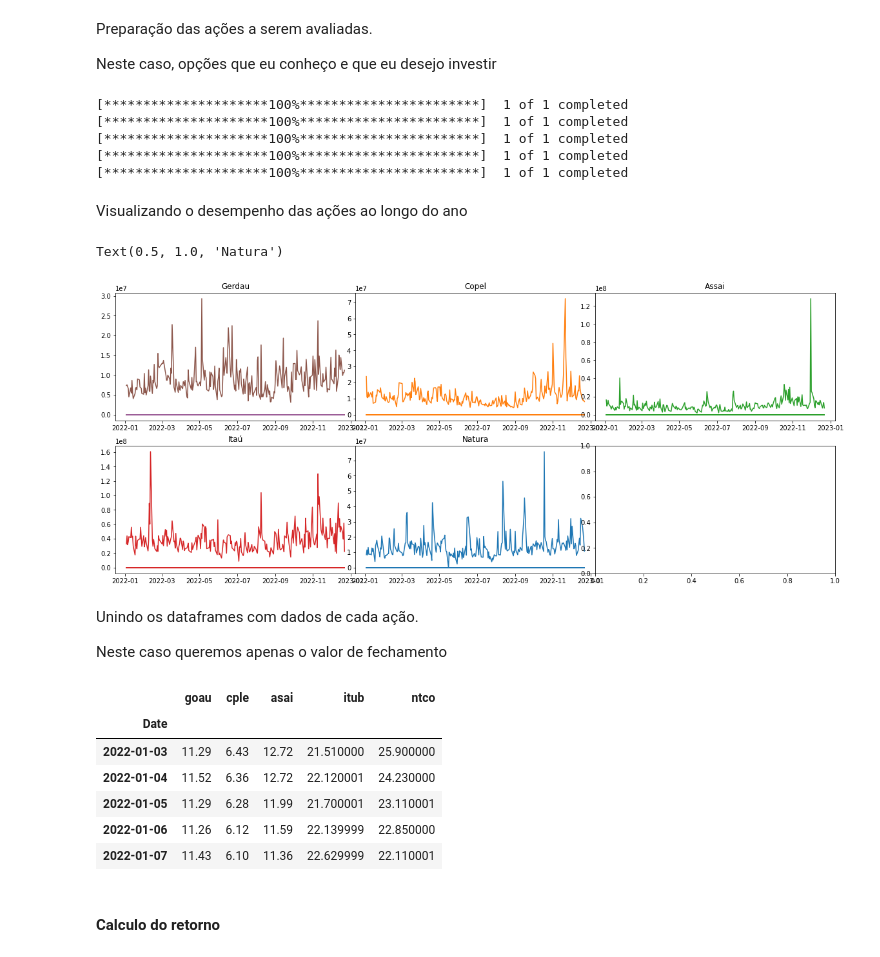
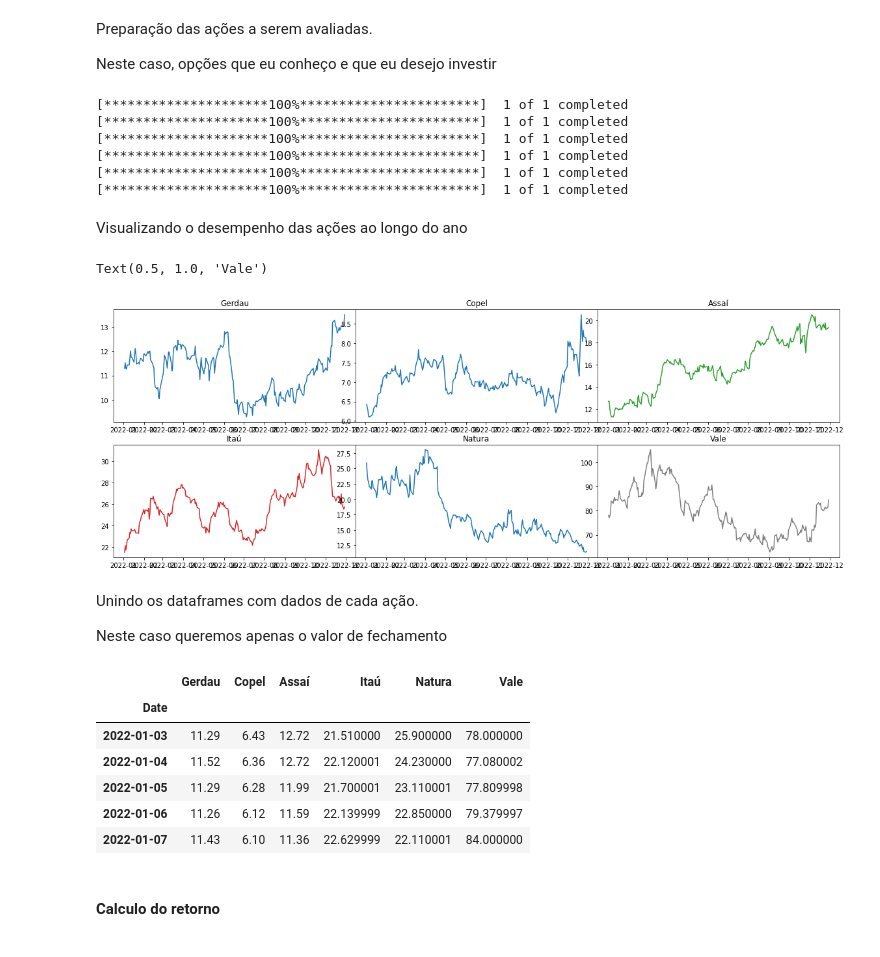
Before and after one commit to marcosmhs/Analise-de-acoes-e-fronteira-eficiente-de-Markowitz, a Jupyter notebook: Script.ipynb, the cells around one changed output. Drawn from its saved outputs; the diff is of its cells as text; code cells hidden in the pictures.

```diff
--- a/Script.ipynb
+++ b/Script.ipynb
@@ -15,7 +15,7 @@ from scipy.optimize import minimize
 Período de avaliação das ações
 # %%
 start_date = datetime.datetime(2022,1,1)
-end_date = datetime.datetime(2022,12,23)
+end_date = datetime.datetime(2022,11,30)
 # %% [markdown]
 Preparação das ações a serem avaliadas.
 
@@ -33,35 +33,38 @@ asai = web.get_data_yahoo(['ASAI3.SA'], start=start_date, end=end_date)
 itub = web.get_data_yahoo(['ITUB4.SA'], start=start_date, end=end_date)
 #Natura
 ntco = web.get_data_yahoo(['NTCO3.SA'], start=start_date, end=end_date)
+#Vale
+vale = web.get_data_yahoo(['VALE3.SA'], start=start_date, end=end_date)
+
+stocks_names = ['Gerdau', 'Copel', 'Assaí', 'Itaú', 'Natura', 'Vale']
 # %% [output]
 [*********************100%***********************]  1 of 1 completed
 [*********************100%***********************]  1 of 1 completed
 [*********************100%***********************]  1 of 1 completed
 [*********************100%***********************]  1 of 1 completed
 [*********************100%***********************]  1 of 1 completed
+[*********************100%***********************]  1 of 1 completed
 # %% [markdown]
 Visualizando o desempenho das ações ao longo do ano
 # %%
-fig = plt.figure(figsize=(20,8))
+fig = plt.figure(figsize = (20,7))
 gs = fig.add_gridspec(2, 3, wspace = 0)
 (ax1, ax2, ax3), (ax4, ax5, ax6) = gs.subplots()
-ax1.plot(goau)
-ax1.set_title('Gerdau')
-
-ax2.plot(cple, 'tab:orange')
-ax2.set_title('Copel')
-
-ax3.plot(asai, 'tab:green')
-ax3.set_title('Assai')
-
-ax4.plot(itub, 'tab:red')
-ax4.set_title('Itaú')
-
-ax5.plot(ntco, 'tab:blue')
-ax5.set_title('Natura')
+ax1.plot(goau['Close'])
+ax1.set_title(stocks_names[0])
+ax2.plot(cple['Close'], )
+ax2.set_title(stocks_names[1])
+ax3.plot(asai['Close'], 'tab:green')
+ax3.set_title(stocks_names[2])
+ax4.plot(itub['Close'], 'tab:red')
+ax4.set_title(stocks_names[3])
+ax5.plot(ntco['Close'], 'tab:blue')
+ax5.set_title(stocks_names[4])
+ax6.plot(vale['Close'], 'tab:gray')
+ax6.set_title(stocks_names[5])
 # %% [output]
-Text(0.5, 1.0, 'Natura')
+Text(0.5, 1.0, 'Vale')
-[figure, old version]
+[figure, new version]
 # %% [markdown]
 Unindo os dataframes com dados de cada ação.
 
@@ -73,20 +76,21 @@ stocks = pd.concat([
     cple['Close'],
     asai['Close'],
     itub['Close'],
-    ntco['Close']
+    ntco['Close'],
+    vale['Close']
     ],axis= 1)
 # agora renomeamos as colunas para que tenham o nome de suas respectivas ações
-stocks.columns = ['goau', 'cple', 'asai', 'itub', 'ntco']
+stocks.columns = stocks_names
 
 stocks.head(5)
 # %% [output]
-|  | goau | cple | asai | itub | ntco |
-| Date |  |  |  |  |  |
-| 2022-01-03 | 11.29 | 6.43 | 12.72 | 21.510000 | 25.900000 |
-| 2022-01-04 | 11.52 | 6.36 | 12.72 | 22.120001 | 24.230000 |
-| 2022-01-05 | 11.29 | 6.28 | 11.99 | 21.700001 | 23.110001 |
-| 2022-01-06 | 11.26 | 6.12 | 11.59 | 22.139999 | 22.850000 |
-| 2022-01-07 | 11.43 | 6.10 | 11.36 | 22.629999 | 22.110001 |
+|  | Gerdau | Copel | Assaí | Itaú | Natura | Vale |
+| Date |  |  |  |  |  |  |
+| 2022-01-03 | 11.29 | 6.43 | 12.72 | 21.510000 | 25.900000 | 78.000000 |
+| 2022-01-04 | 11.52 | 6.36 | 12.72 | 22.120001 | 24.230000 | 77.080002 |
+| 2022-01-05 | 11.29 | 6.28 | 11.99 | 21.700001 | 23.110001 | 77.809998 |
+| 2022-01-06 | 11.26 | 6.12 | 11.59 | 22.139999 | 22.850000 | 79.379997 |
+| 2022-01-07 | 11.43 | 6.10 | 11.36 | 22.629999 | 22.110001 | 84.000000 |
 # %% [markdown]
 #### Calculo do retorno
 # %% [markdown]
```
Also changed, not shown: parts of 12 cells of this notebook.
